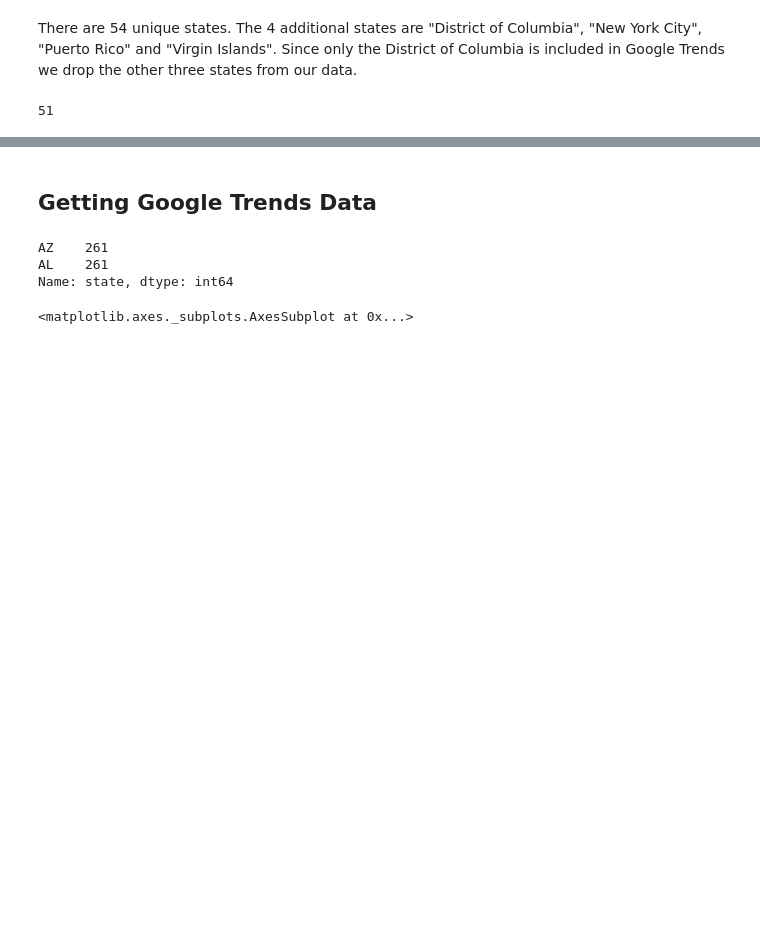
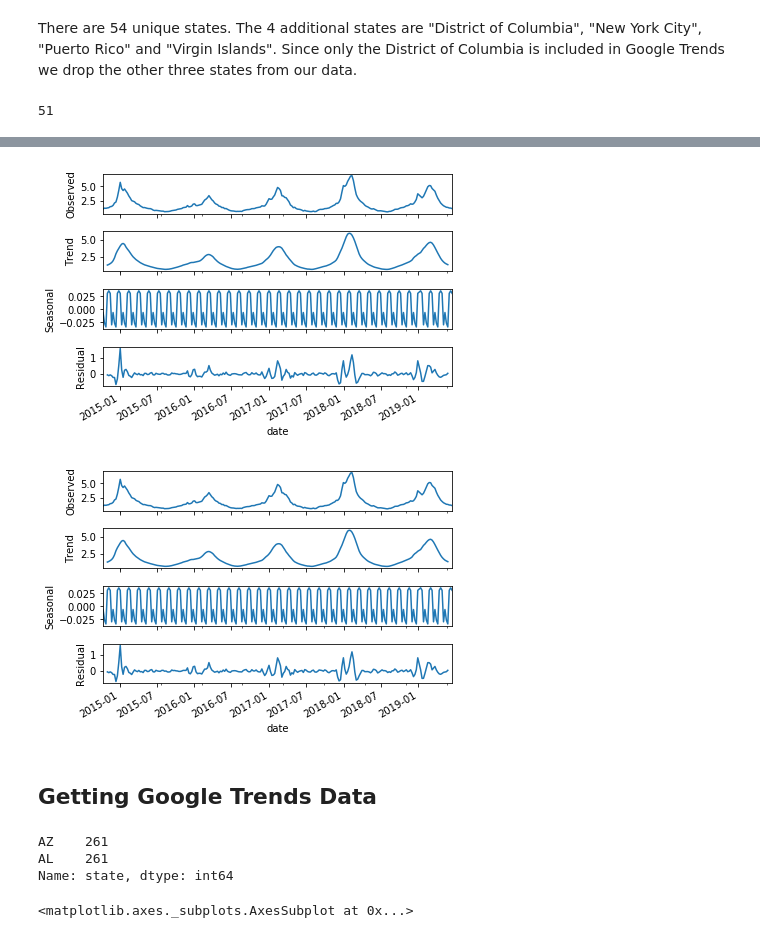
Before and after one commit to tlary/US-ILI-Rates-Forecasting-using-Google-Trends, a Jupyter notebook: curaio.ipynb, the cells around one changed output, grey strips where cells are left out. Drawn from its saved outputs; the diff is of its cells as text; code cells hidden in the pictures; blank space fills up the shorter version.

```diff
--- a/curaio.ipynb
+++ b/curaio.ipynb
@@ -116,3 +235,11 @@ ili.reset_index().plot(x="date", y="unweighted_ili", figsize=(15,10))
+# %%
+from statsmodels.tsa.seasonal import seasonal_decompose
+aux = means.drop(["year", "week", "ilitotal", "num_of_providers", "total_patients"], axis=1)
+result = seasonal_decompose(aux, model="additive", freq=7)
+result.plot()
+# %% [output]
+[figure, added]
+[figure, added]
 # %% [markdown]
 ## Getting Google Trends Data
 # %%
```
Also changed, not shown: parts of 9 cells of this notebook.
